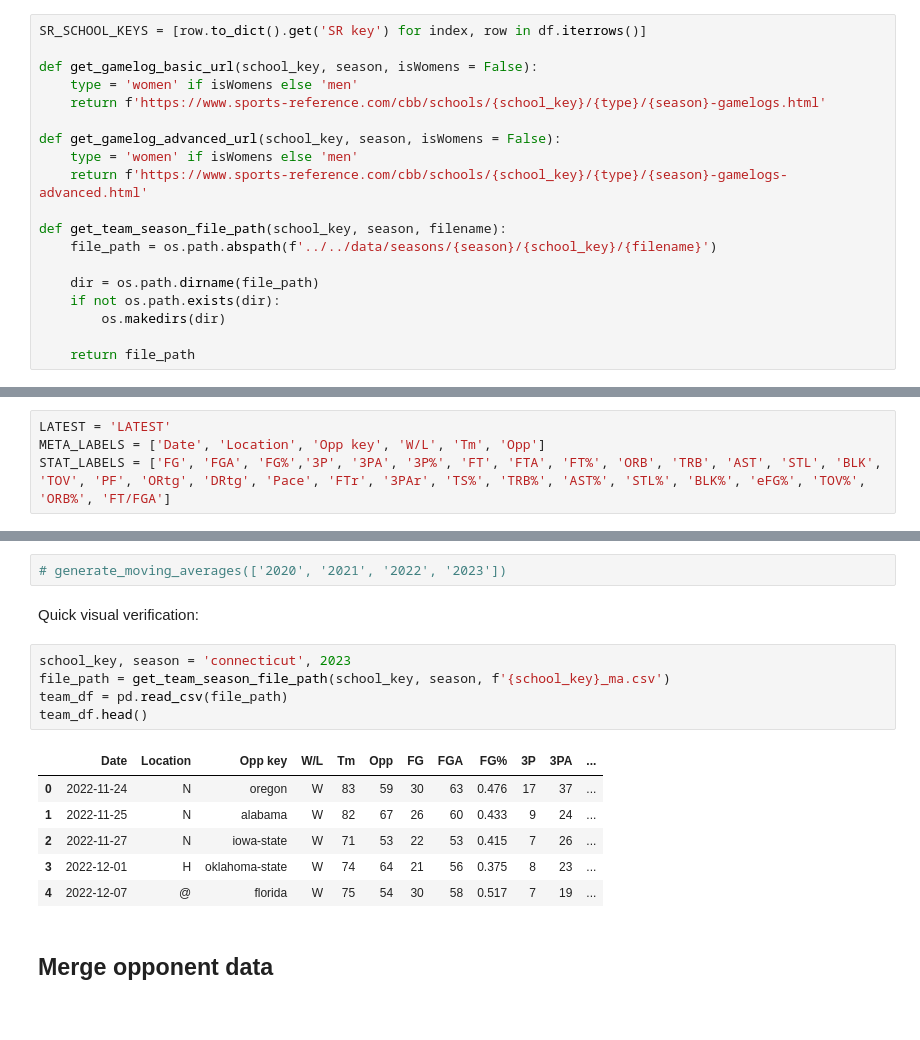
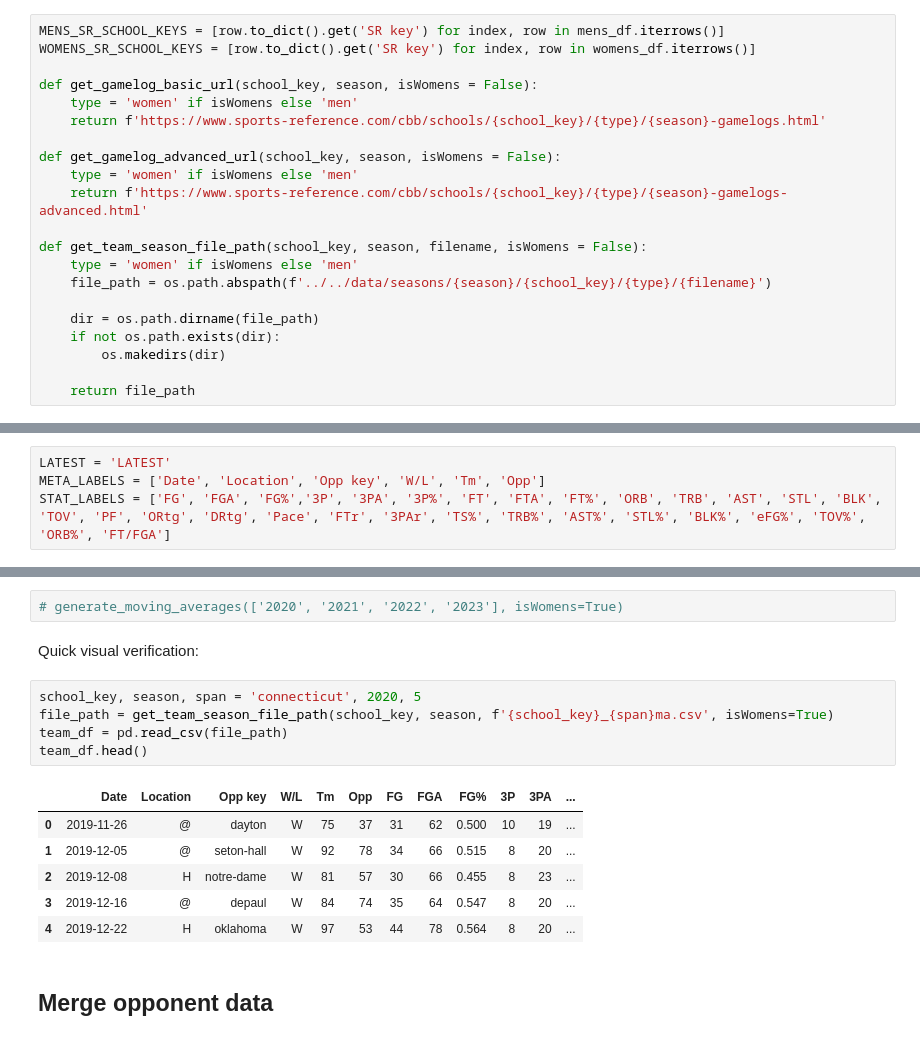
Before and after one commit to mike-taylor99/MLMB, a Jupyter notebook: utils/notebook/training_data.ipynb, the cells around one changed output, grey strips where cells are left out. Cells and saved outputs as stored; diff of their text form.

```diff
--- a/utils/notebook/training_data.ipynb
+++ b/utils/notebook/training_data.ipynb
@@ -23,5 +46,6 @@ df.head()
 # %%
-SR_SCHOOL_KEYS = [row.to_dict().get('SR key') for index, row in df.iterrows()]
+MENS_SR_SCHOOL_KEYS = [row.to_dict().get('SR key') for index, row in mens_df.iterrows()]
+WOMENS_SR_SCHOOL_KEYS = [row.to_dict().get('SR key') for index, row in womens_df.iterrows()]
 
 def get_gamelog_basic_url(school_key, season, isWomens = False):
     type = 'women' if isWomens else 'men'
@@ -31,8 +55,9 @@ def get_gamelog_advanced_url(school_key, season, isWomens = False):
     type = 'women' if isWomens else 'men'
     return f'https://www.sports-reference.com/cbb/schools/{school_key}/{type}/{season}-gamelogs-advanced.html'
 
-def get_team_season_file_path(school_key, season, filename):
-    file_path = os.path.abspath(f'../../data/seasons/{season}/{school_key}/{filename}')
+def get_team_season_file_path(school_key, season, filename, isWomens = False):
+    type = 'women' if isWomens else 'men'
+    file_path = os.path.abspath(f'../../data/seasons/{season}/{school_key}/{type}/{filename}')
 
     dir = os.path.dirname(file_path)
     if not os.path.exists(dir):
@@ -326,19 +363,19 @@ def generate_moving_averages(seasons, keep_latest = False, span = 5):
 # %%
-# generate_moving_averages(['2020', '2021', '2022', '2023'])
+# generate_moving_averages(['2020', '2021', '2022', '2023'], isWomens=True)
 # %% [markdown]
 Quick visual verification:
 # %%
-school_key, season = 'connecticut', 2023
-file_path = get_team_season_file_path(school_key, season, f'{school_key}_ma.csv')
+school_key, season, span = 'connecticut', 2020, 5
+file_path = get_team_season_file_path(school_key, season, f'{school_key}_{span}ma.csv', isWomens=True)
 team_df = pd.read_csv(file_path)
 team_df.head()
 # %% [output]
 |  | Date | Location | Opp key | W/L | Tm | Opp | FG | FGA | FG% | 3P | 3PA | ... |
-| 0 | 2022-11-24 | N | oregon | W | 83 | 59 | 30 | 63 | 0.476 | 17 | 37 | ... |
-| 1 | 2022-11-25 | N | alabama | W | 82 | 67 | 26 | 60 | 0.433 | 9 | 24 | ... |
-| 2 | 2022-11-27 | N | iowa-state | W | 71 | 53 | 22 | 53 | 0.415 | 7 | 26 | ... |
-| 3 | 2022-12-01 | H | oklahoma-state | W | 74 | 64 | 21 | 56 | 0.375 | 8 | 23 | ... |
-| 4 | 2022-12-07 | @ | florida | W | 75 | 54 | 30 | 58 | 0.517 | 7 | 19 | ... |
+| 0 | 2019-11-26 | @ | dayton | W | 75 | 37 | 31 | 62 | 0.500 | 10 | 19 | ... |
+| 1 | 2019-12-05 | @ | seton-hall | W | 92 | 78 | 34 | 66 | 0.515 | 8 | 20 | ... |
+| 2 | 2019-12-08 | H | notre-dame | W | 81 | 57 | 30 | 66 | 0.455 | 8 | 23 | ... |
+| 3 | 2019-12-16 | @ | depaul | W | 84 | 74 | 35 | 64 | 0.547 | 8 | 20 | ... |
+| 4 | 2019-12-22 | H | oklahoma | W | 97 | 53 | 44 | 78 | 0.564 | 8 | 20 | ... |
 # %% [markdown]
 ## Merge opponent data
 # %%
```
Also changed, not shown: parts of 27 cells of this notebook.
